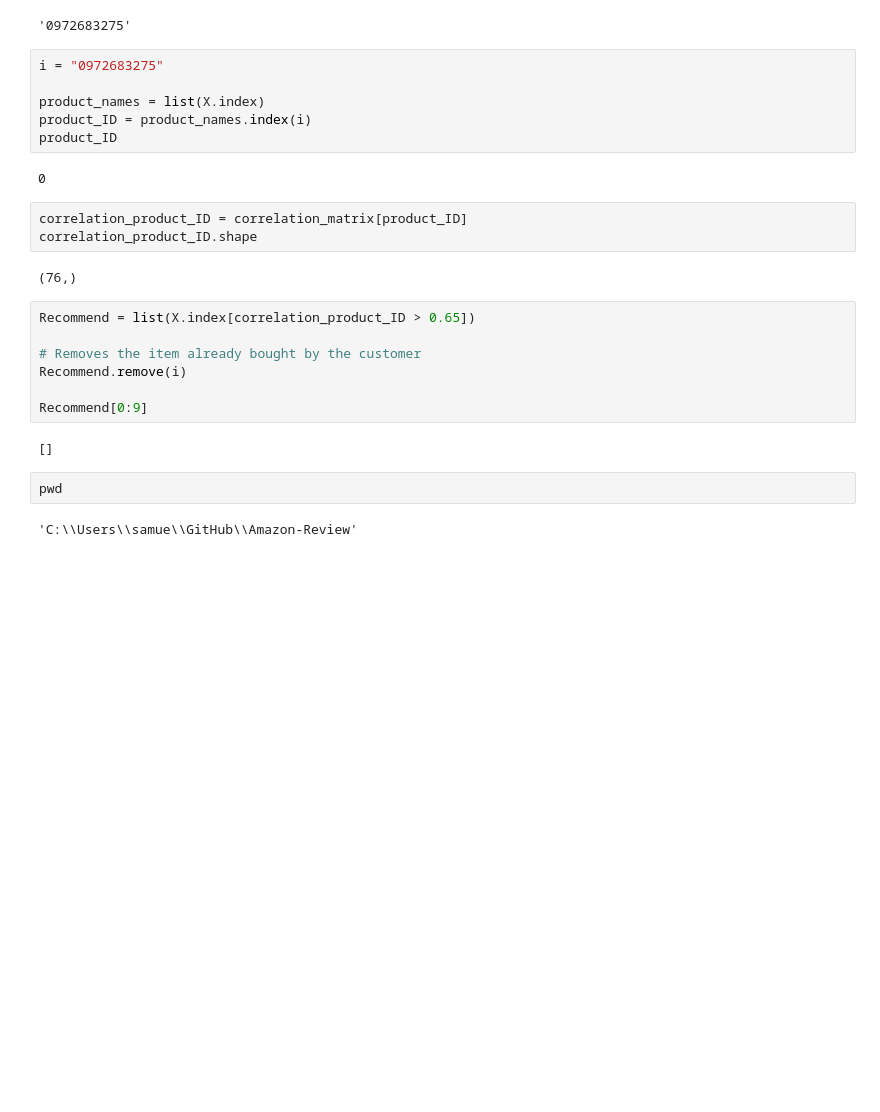
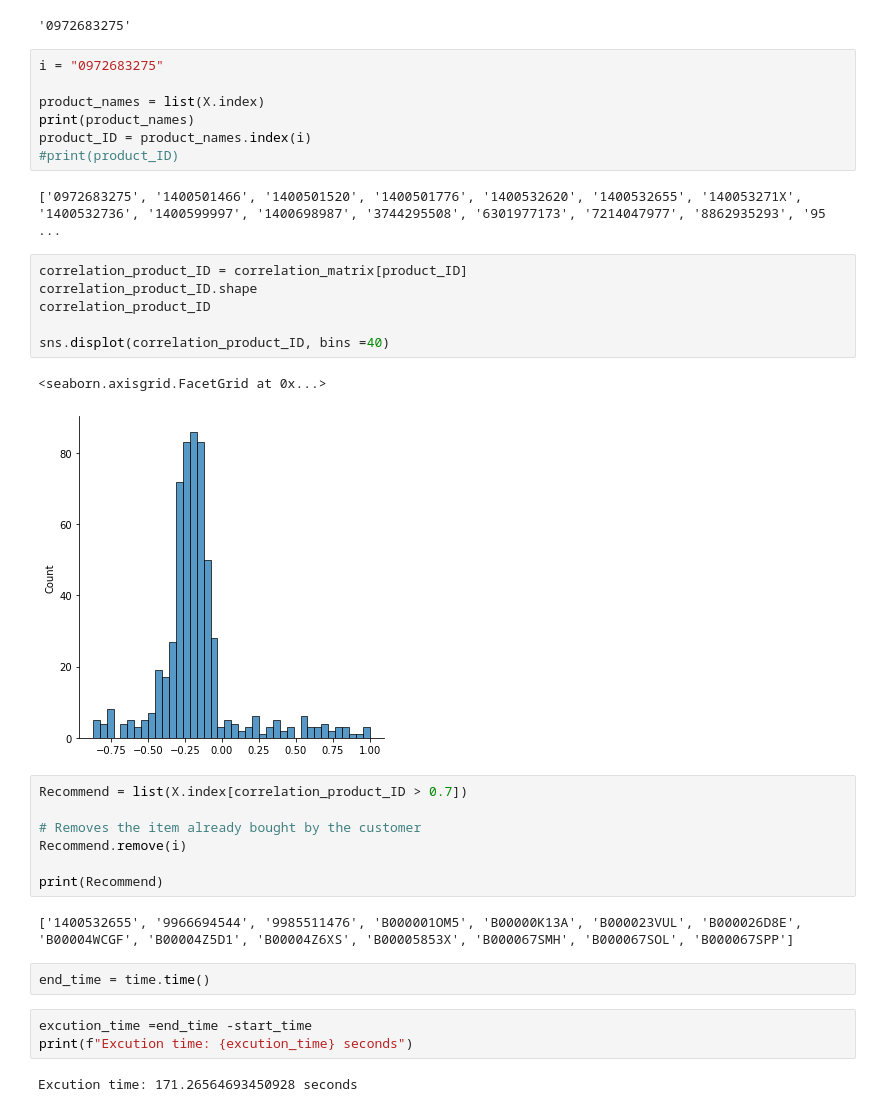
Before and after one commit to zangtianxu/Amazon_Review, a Jupyter notebook: Amazon-Review.ipynb, the cells around one changed output. Saved outputs shown, nothing was run; the diff lists cells and outputs as text; blank space fills up the shorter version.

Commit message:
add dist plot 6/4

```diff
--- a/Amazon-Review.ipynb
+++ b/Amazon-Review.ipynb
@@ -536,25 +570,33 @@ X.index[0]
 i = "0972683275"
 
 product_names = list(X.index)
+print(product_names)
 product_ID = product_names.index(i)
-product_ID
+#print(product_ID)
 # %% [output]
-0
+['0972683275', '1400501466', '1400501520', '1400501776', '1400532620', '1400532655', '140053271X', '1400532736', '1400599997', '1400698987', '3744295508', '6301977173', '7214047977', '8862935293', '95 ...
 # %%
 correlation_product_ID = correlation_matrix[product_ID]
 correlation_product_ID.shape
+correlation_product_ID
+
+sns.displot(correlation_product_ID, bins =40)
 # %% [output]
-(76,)
+<seaborn.axisgrid.FacetGrid at 0x...>
+[figure, added]
 # %%
-Recommend = list(X.index[correlation_product_ID > 0.65])
+Recommend = list(X.index[correlation_product_ID > 0.7])
 
 # Removes the item already bought by the customer
 Recommend.remove(i)
 
-Recommend[0:9]
+print(Recommend)
 # %% [output]
-[]
+['1400532655', '9966694544', '9985511476', 'B000001OM5', 'B00000K13A', 'B000023VUL', 'B000026D8E', 'B00004WCGF', 'B00004Z5D1', 'B00004Z6XS', 'B00005853X', 'B000067SMH', 'B000067SOL', 'B000067SPP']
-# %%
-pwd
-# %% [output]
-'C:\\Users\\samue\\GitHub\\Amazon-Review'
+# %%
+end_time = time.time()
+# %%
+excution_time =end_time -start_time
+print(f"Excution time: {excution_time} seconds")
+# %% [output]
+Excution time: 171.26564693450928 seconds
```
Also changed, not shown: parts of 11 cells of this notebook, 1 other file.
